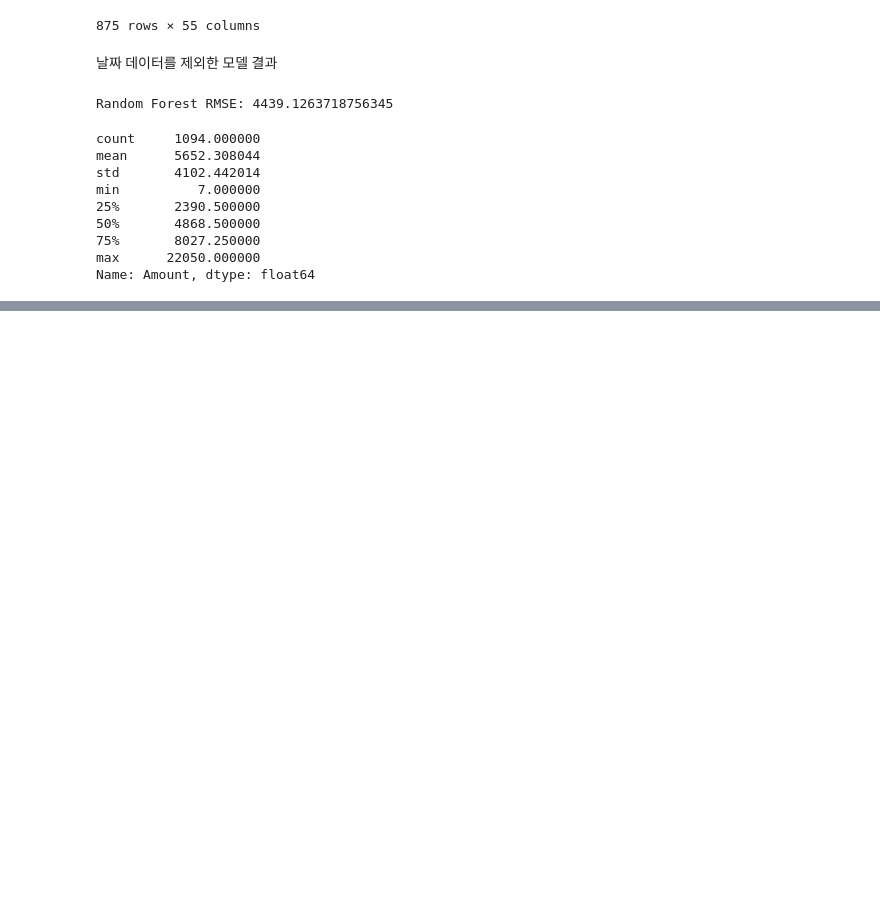
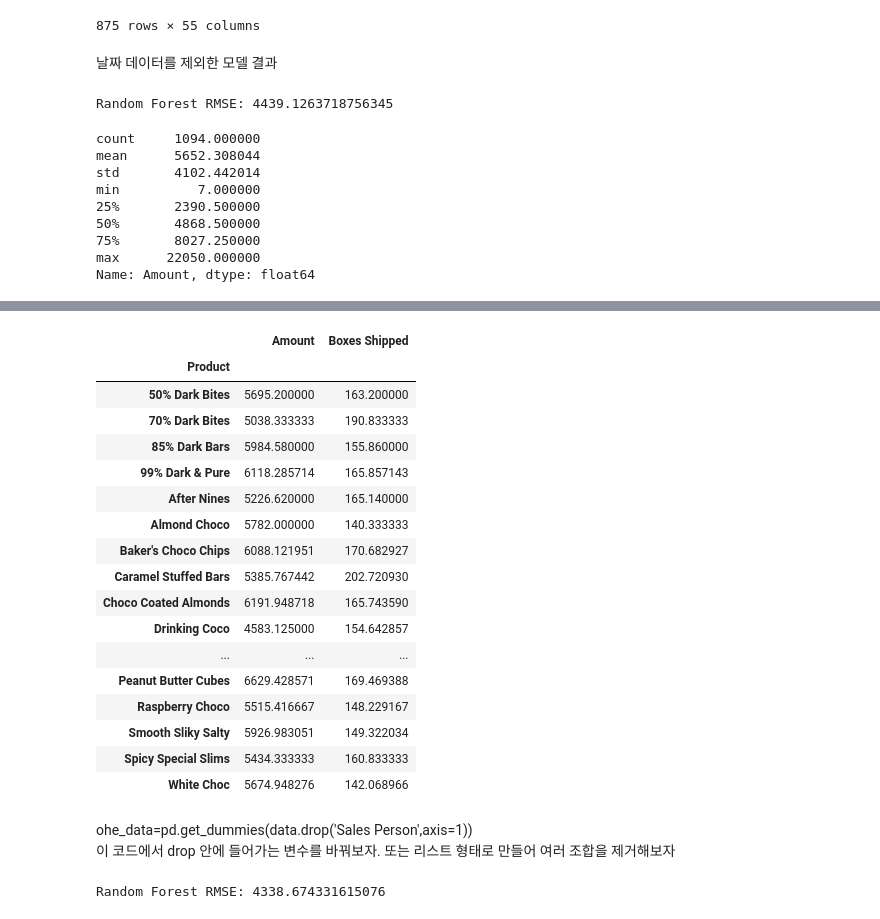
Before and after one commit to 96jayy/blog-python, a Jupyter notebook: chocolate_data/chocolate_sales_analysis.ipynb, the cells around one changed output, grey strips where cells are left out. Cells and saved outputs as stored; diff of their text form; code cells hidden in the pictures; blank space fills up the shorter version.

```diff
--- a/chocolate_data/chocolate_sales_analysis.ipynb
+++ b/chocolate_data/chocolate_sales_analysis.ipynb
@@ -596,0 +631,24 @@ Name: Amount, dtype: float64
+# %%
+data.groupby('Product').mean('Amount')
+# %% [output]
+|  | Amount | Boxes Shipped |
+| Product |  |  |
+| 50% Dark Bites | 5695.200000 | 163.200000 |
+| 70% Dark Bites | 5038.333333 | 190.833333 |
+| 85% Dark Bars | 5984.580000 | 155.860000 |
+| 99% Dark & Pure | 6118.285714 | 165.857143 |
+| After Nines | 5226.620000 | 165.140000 |
+| Almond Choco | 5782.000000 | 140.333333 |
+| Baker's Choco Chips | 6088.121951 | 170.682927 |
+| Caramel Stuffed Bars | 5385.767442 | 202.720930 |
+| Choco Coated Almonds | 6191.948718 | 165.743590 |
+| Drinking Coco | 4583.125000 | 154.642857 |
+| ... | ... | ... |
+| Peanut Butter Cubes | 6629.428571 | 169.469388 |
+| Raspberry Choco | 5515.416667 | 148.229167 |
+| Smooth Sliky Salty | 5926.983051 | 149.322034 |
+| Spicy Special Slims | 5434.333333 | 160.833333 |
+| White Choc | 5674.948276 | 142.068966 |
+# %% [markdown]
+ohe_data=pd.get_dummies(data.drop('Sales Person',axis=1))
+이 코드에서 drop 안에 들어가는 변수를 바꿔보자. 또는 리스트 형태로 만들어 여러 조합을 제거해보자
@@ -596,0 +662,12 @@ Name: Amount, dtype: float64
+# %%
+from sklearn.ensemble import RandomForestRegressor
+import math
+from sklearn.metrics import mean_squared_error
+
+rf = RandomForestRegressor(random_state=96)
+rf.fit(train_x.drop(['Date',],axis=1),train_y)
+y_pred_rf = rf.predict(test_x.drop('Date',axis=1))
+
+print("Random Forest RMSE:", math.sqrt(mean_squared_error(test_y, y_pred_rf)))
+# %% [output]
+Random Forest RMSE: 4338.674331615076
```
Also changed, not shown: parts of 12 cells of this notebook.
